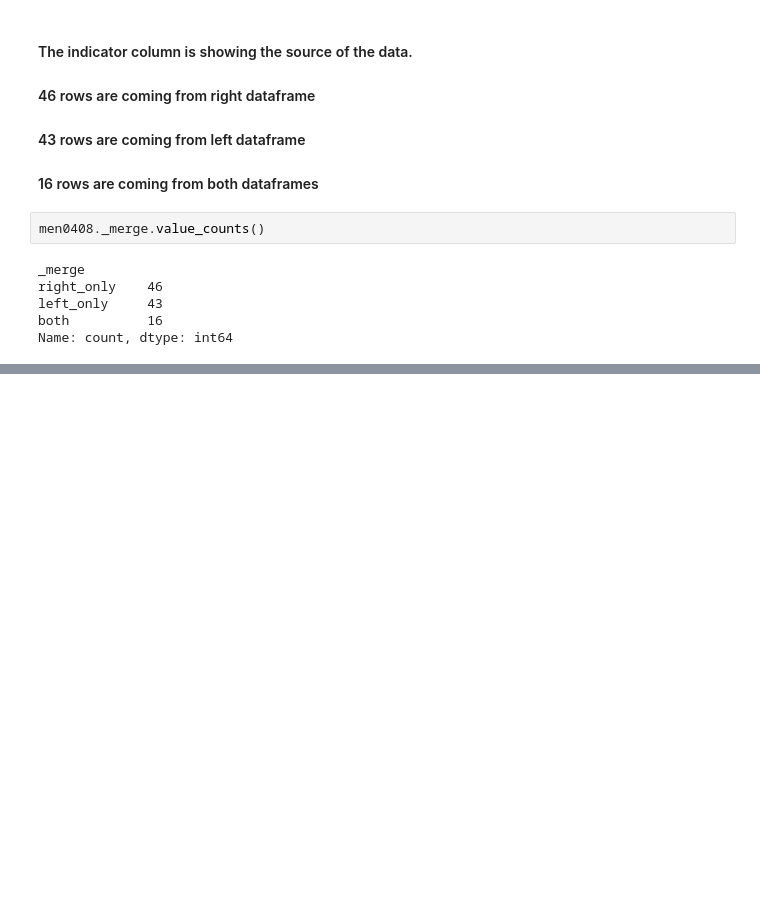
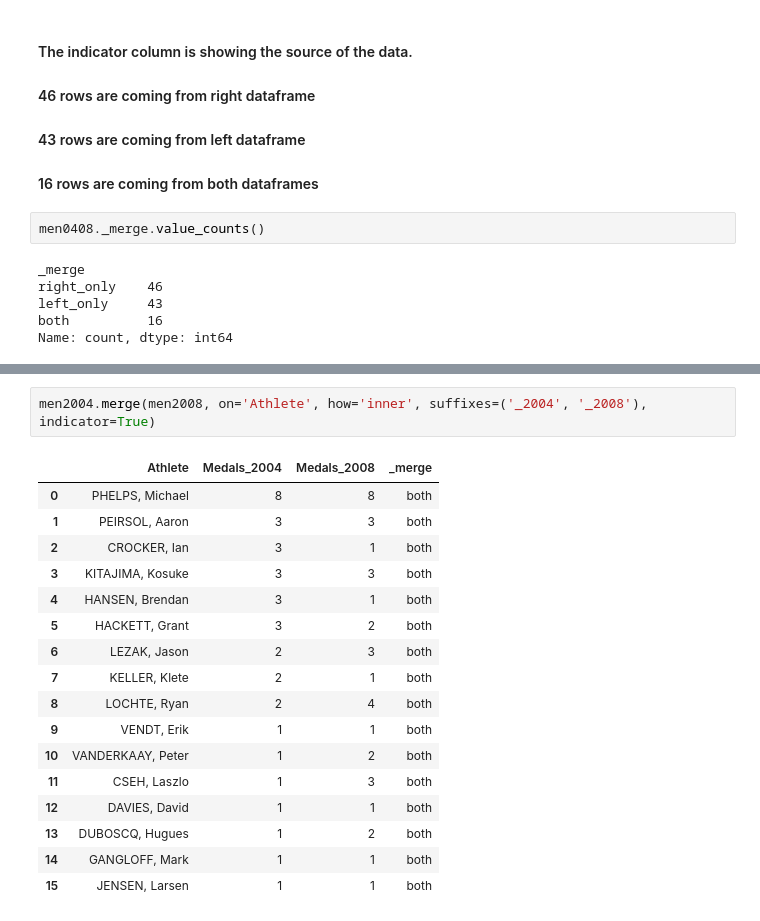
Before and after one commit to Bahna-Darius/AI-Machine, a Jupyter notebook: Data Science/Merging_Joining_Concat DF/Merging_df.ipynb, the cells around one changed output, grey strips where cells are left out. Drawn from its saved outputs; the diff is of its cells as text; blank space fills up the shorter version.

```diff
--- a/Data Science/Merging_Joining_Concat DF/Merging_df.ipynb
+++ b/Data Science/Merging_Joining_Concat DF/Merging_df.ipynb
@@ -54,0 +87,20 @@ Name: count, dtype: int64
+# %%
+men2004.merge(men2008, on='Athlete', how='inner', suffixes=('_2004', '_2008'), indicator=True)
+# %% [output]
+|  | Athlete | Medals_2004 | Medals_2008 | _merge |
+| 0 | PHELPS, Michael | 8 | 8 | both |
+| 1 | PEIRSOL, Aaron | 3 | 3 | both |
+| 2 | CROCKER, Ian | 3 | 1 | both |
+| 3 | KITAJIMA, Kosuke | 3 | 3 | both |
+| 4 | HANSEN, Brendan | 3 | 1 | both |
+| 5 | HACKETT, Grant | 3 | 2 | both |
+| 6 | LEZAK, Jason | 2 | 3 | both |
+| 7 | KELLER, Klete | 2 | 1 | both |
+| 8 | LOCHTE, Ryan | 2 | 4 | both |
+| 9 | VENDT, Erik | 1 | 1 | both |
+| 10 | VANDERKAAY, Peter | 1 | 2 | both |
+| 11 | CSEH, Laszlo | 1 | 3 | both |
+| 12 | DAVIES, David | 1 | 1 | both |
+| 13 | DUBOSCQ, Hugues | 1 | 2 | both |
+| 14 | GANGLOFF, Mark | 1 | 1 | both |
+| 15 | JENSEN, Larsen | 1 | 1 | both |
```
Also changed, not shown: parts of 17 cells of this notebook, 4 other files.
